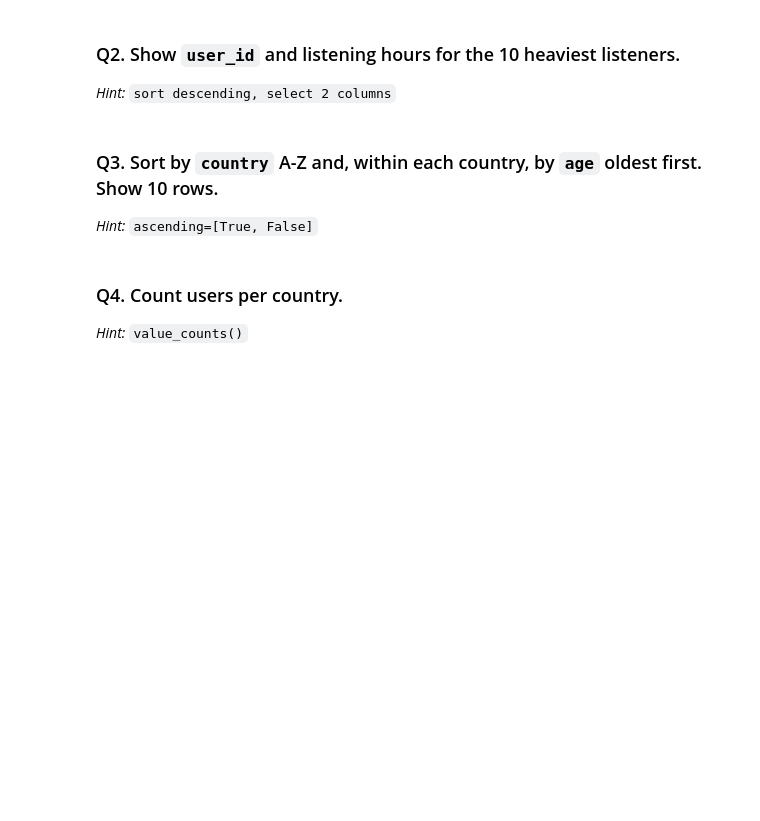
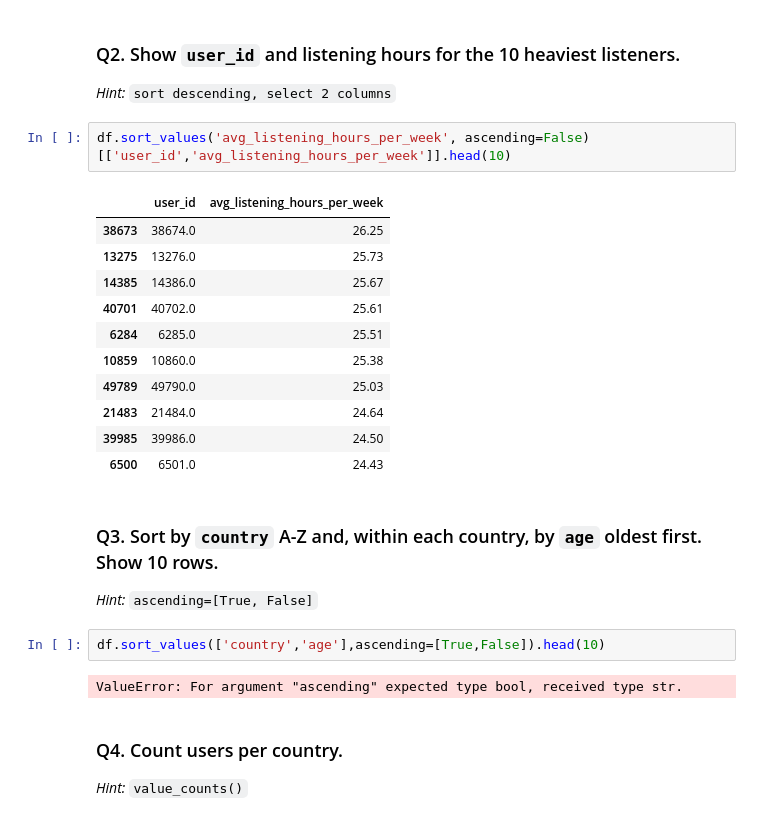
Before and after one commit to shiva3994/Python, a Jupyter notebook: Spotify_User_Behv/Day04_Sorting_Counting_and_Ranking_PRACTICE.ipynb, the cells around one changed output. Drawn from its saved outputs; the diff is of its cells as text; blank space fills up the shorter version.

```diff
--- a/Spotify_User_Behv/Day04_Sorting_Counting_and_Ranking_PRACTICE.ipynb
+++ b/Spotify_User_Behv/Day04_Sorting_Counting_and_Ranking_PRACTICE.ipynb
@@ -100,10 +100,28 @@ df.sort_values('age')
 ### Q2. Show `user_id` and listening hours for the 10 heaviest listeners.
 
 *Hint:* `sort descending, select 2 columns`
+# %%
+df.sort_values('avg_listening_hours_per_week', ascending=False)[['user_id','avg_listening_hours_per_week']].head(10)
+# %% [output]
+|  | user_id | avg_listening_hours_per_week |
+| 38673 | 38674.0 | 26.25 |
+| 13275 | 13276.0 | 25.73 |
+| 14385 | 14386.0 | 25.67 |
+| 40701 | 40702.0 | 25.61 |
+| 6284 | 6285.0 | 25.51 |
+| 10859 | 10860.0 | 25.38 |
+| 49789 | 49790.0 | 25.03 |
+| 21483 | 21484.0 | 24.64 |
+| 39985 | 39986.0 | 24.50 |
+| 6500 | 6501.0 | 24.43 |
 # %% [markdown]
 ### Q3. Sort by `country` A-Z and, within each country, by `age` oldest first. Show 10 rows.
 
 *Hint:* `ascending=[True, False]`
+# %%
+df.sort_values(['country','age'],ascending=[True,False]).head(10)
+# %% [output]
+ValueError: For argument "ascending" expected type bool, received type str.
 # %% [markdown]
 ### Q4. Count users per country.
 
```
